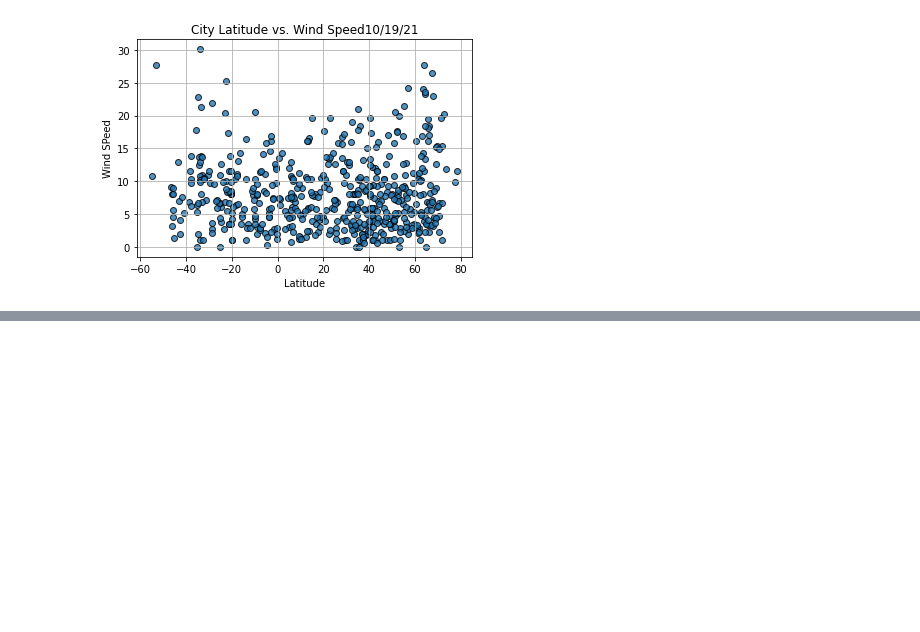
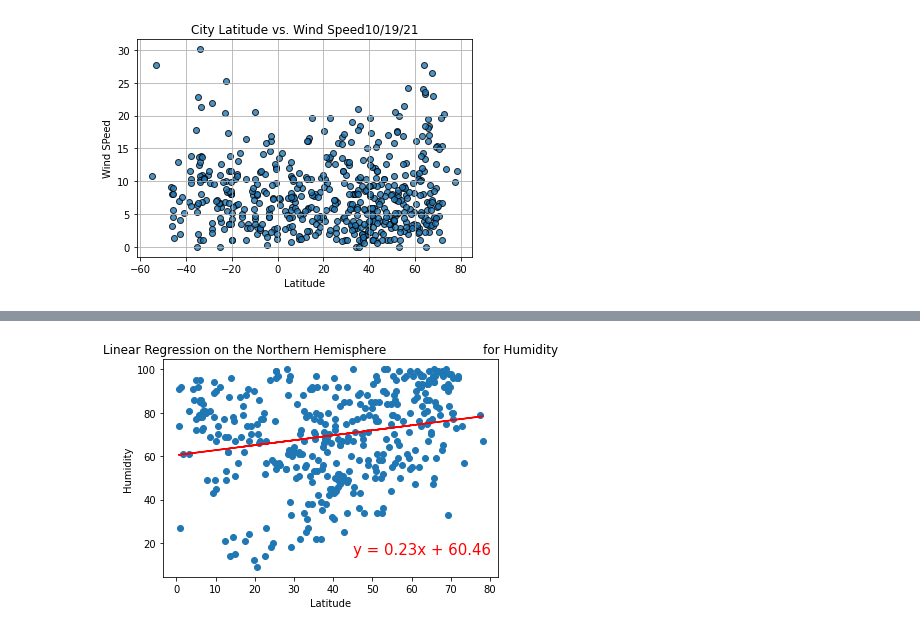
Before and after one commit to timothykeating/World_Weather_Analysis, a Jupyter notebook: weatherPy.ipynb, the cells around one changed output, grey strips where cells are left out. Cells and saved outputs as stored; diff of their text form; code cells hidden in the pictures; blank space fills up the shorter version.

```diff
--- a/weatherPy.ipynb
+++ b/weatherPy.ipynb
@@ -338,0 +425,11 @@ plt.show()
+# %%
+# Linear regression on the Northern Hemisphere
+x_values = north_hemi["Lat"]
+y_values = north_hemi["Humidity"]
+
+# Call the function.
+plot_linear_regression(x_values, y_values,
+                       'Linear Regression on the Northern Hemisphere \
+                        for Humidity', 'Humidity',(45,15))
+# %% [output]
+[figure, added]
```
Also changed, not shown: parts of 9 cells of this notebook.
